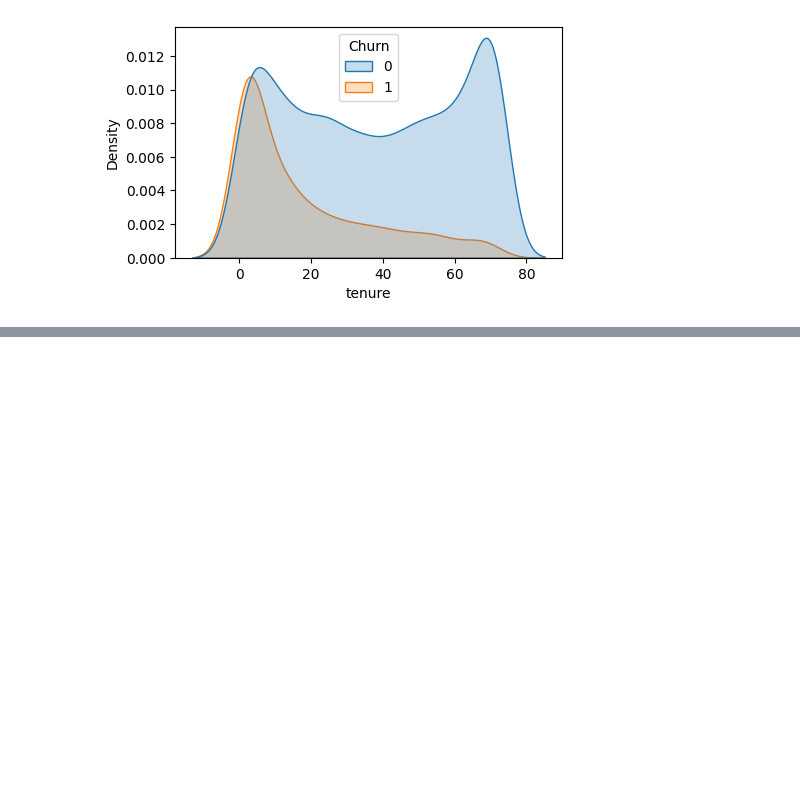
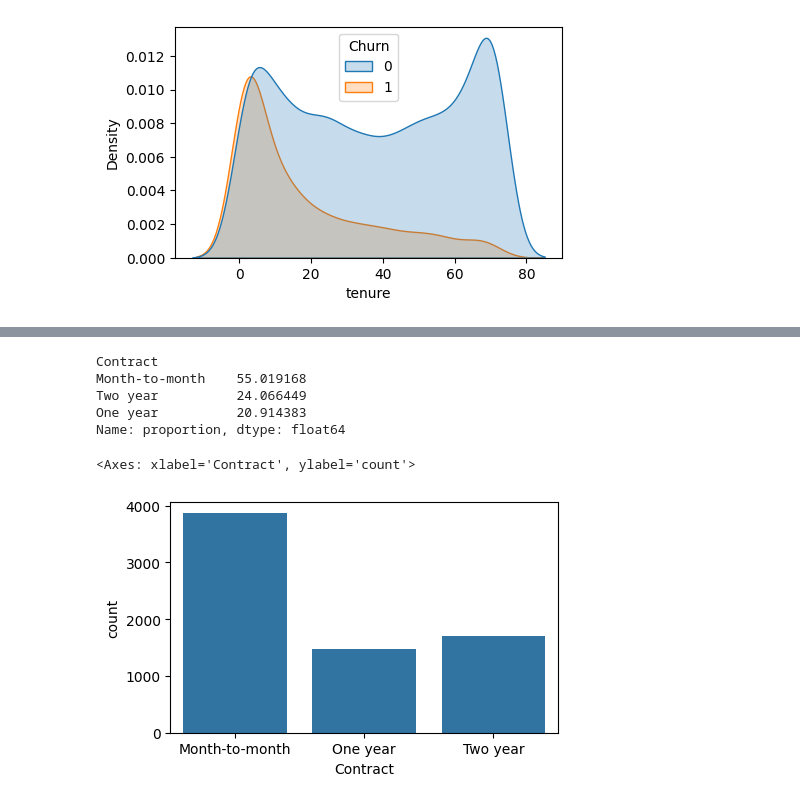
Before and after one commit to EveSantos/telco-customer-churn, a Jupyter notebook: chrun.ipynb, the cells around one changed output, grey strips where cells are left out. Cells and saved outputs as stored; diff of their text form; code cells hidden in the pictures; blank space fills up the shorter version.

```diff
--- a/chrun.ipynb
+++ b/chrun.ipynb
@@ -231,0 +236,14 @@ sns.kdeplot(data=costumer_copy,x='tenure',hue='Churn',fill=True)
+# %%
+(costumer_copy.Contract.value_counts(normalize=True) * 100)
+# %% [output]
+Contract
+Month-to-month    55.019168
+Two year          24.066449
+One year          20.914383
+Name: proportion, dtype: float64
+# %%
+plt.figure(figsize=(5,3))
+sns.countplot(data=costumer_copy, x='Contract')
+# %% [output]
+<Axes: xlabel='Contract', ylabel='count'>
+[figure, added]
```
Also changed, not shown: parts of 8 cells of this notebook.
